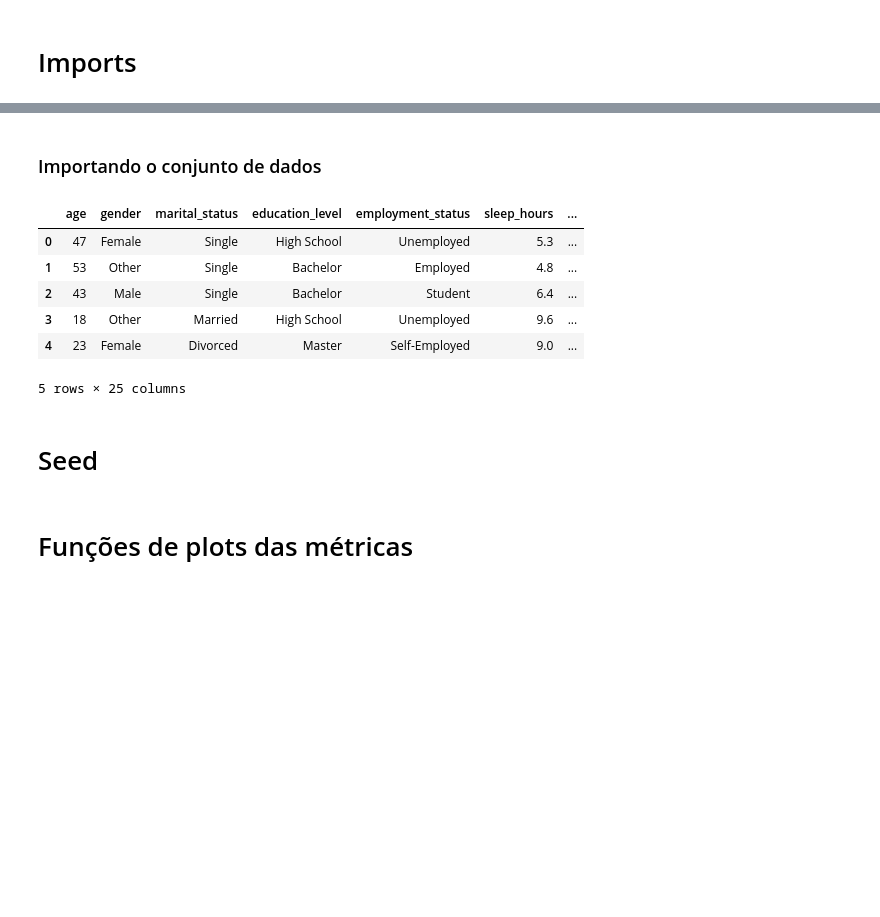
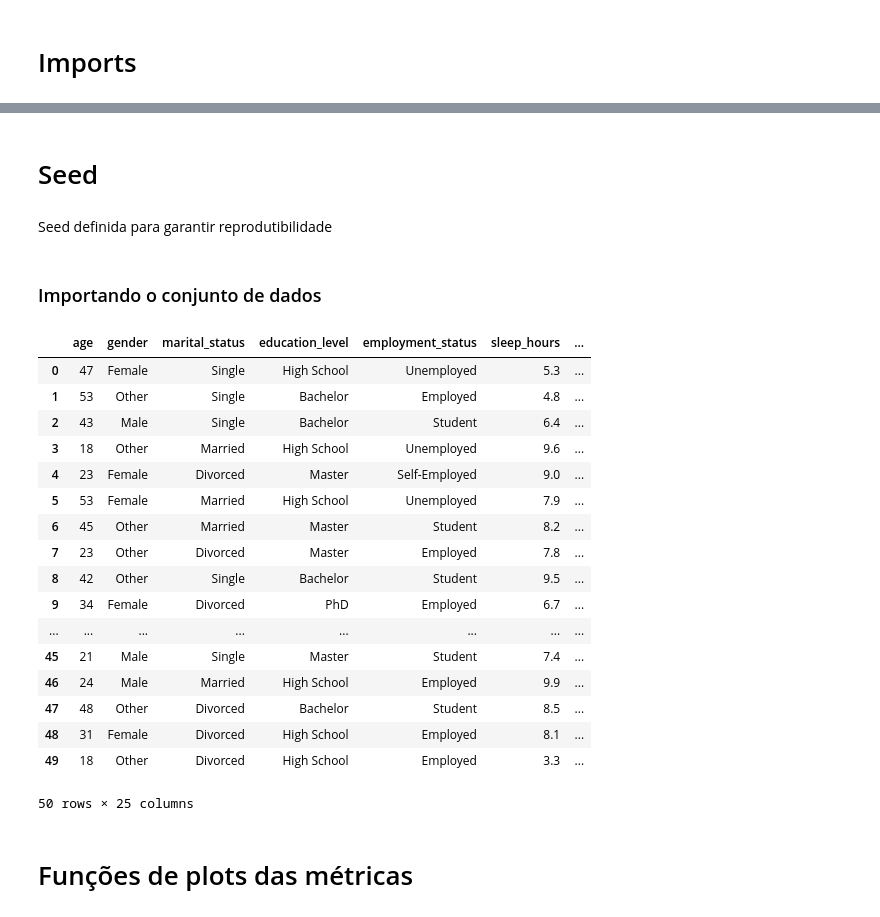
Before and after one commit to Rafa-Cami/CD-Norton, a Jupyter notebook: EP3.ipynb, the cells around one changed output, grey strips where cells are left out. Cells and saved outputs as stored; diff of their text form; code cells hidden in the pictures; blank space fills up the shorter version.

```diff
--- a/EP3.ipynb
+++ b/EP3.ipynb
@@ -10,0 +17,4 @@ import sklearn as sk
+# %% [markdown]
+# Seed
+# %% [markdown]
+Seed definida para garantir reprodutibilidade
@@ -12,16 +27,25 @@ import sklearn as sk
 ### Importando o conjunto de dados
 # %%
 df = pd.read_csv('subamostra_90_porcento.csv')
-df.head()
+df.head(50)
 # %% [output]
 |  | age | gender | marital_status | education_level | employment_status | sleep_hours | ... |
 | 0 | 47 | Female | Single | High School | Unemployed | 5.3 | ... |
 | 1 | 53 | Other | Single | Bachelor | Employed | 4.8 | ... |
 | 2 | 43 | Male | Single | Bachelor | Student | 6.4 | ... |
 | 3 | 18 | Other | Married | High School | Unemployed | 9.6 | ... |
 | 4 | 23 | Female | Divorced | Master | Self-Employed | 9.0 | ... |
+| 5 | 53 | Female | Married | High School | Unemployed | 7.9 | ... |
+| 6 | 45 | Other | Married | Master | Student | 8.2 | ... |
+| 7 | 23 | Other | Divorced | Master | Employed | 7.8 | ... |
+| 8 | 42 | Other | Single | Bachelor | Student | 9.5 | ... |
+| 9 | 34 | Female | Divorced | PhD | Employed | 6.7 | ... |
+| ... | ... | ... | ... | ... | ... | ... | ... |
+| 45 | 21 | Male | Single | Master | Student | 7.4 | ... |
+| 46 | 24 | Male | Married | High School | Employed | 9.9 | ... |
+| 47 | 48 | Other | Divorced | Bachelor | Student | 8.5 | ... |
+| 48 | 31 | Female | Divorced | High School | Employed | 8.1 | ... |
+| 49 | 18 | Other | Divorced | High School | Employed | 3.3 | ... |
-5 rows × 25 columns
+50 rows × 25 columns
-# %% [markdown]
-# Seed
 # %% [markdown]
 # Funções de plots das métricas
```
Also changed, not shown: parts of 10 cells of this notebook.
